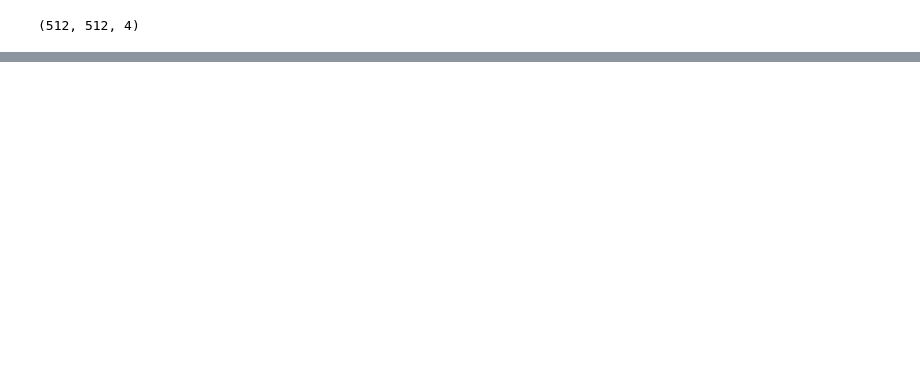
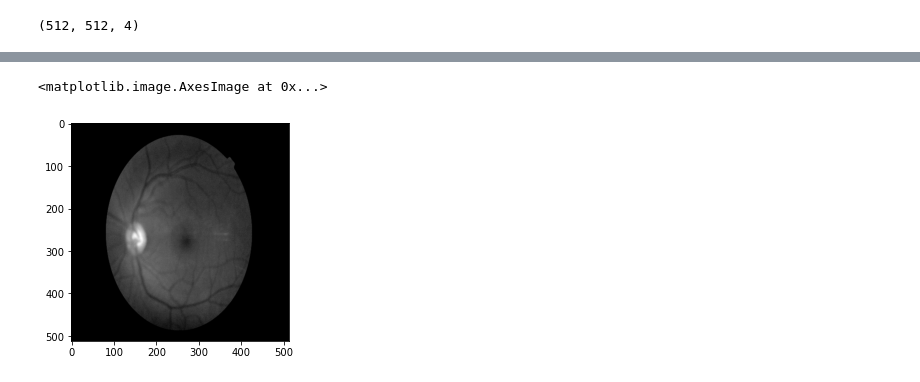
Before and after one commit to simayhosmeyve/Blindness_Detection_EfficientNet, a Jupyter notebook: Blindness_Detection.ipynb, the cells around one changed output, grey strips where cells are left out. Cells and saved outputs as stored; diff of their text form; code cells hidden in the pictures; blank space fills up the shorter version.

```diff
--- a/Blindness_Detection.ipynb
+++ b/Blindness_Detection.ipynb
@@ -155,0 +148,7 @@ result.shape
+# %%
+l,a,b = cv2.split(lab)
+# %%
+plt.imshow(l, cmap="gray")
+# %% [output]
+<matplotlib.image.AxesImage at 0x...>
+[figure, added]
```
Also changed, not shown: parts of 20 cells of this notebook.
